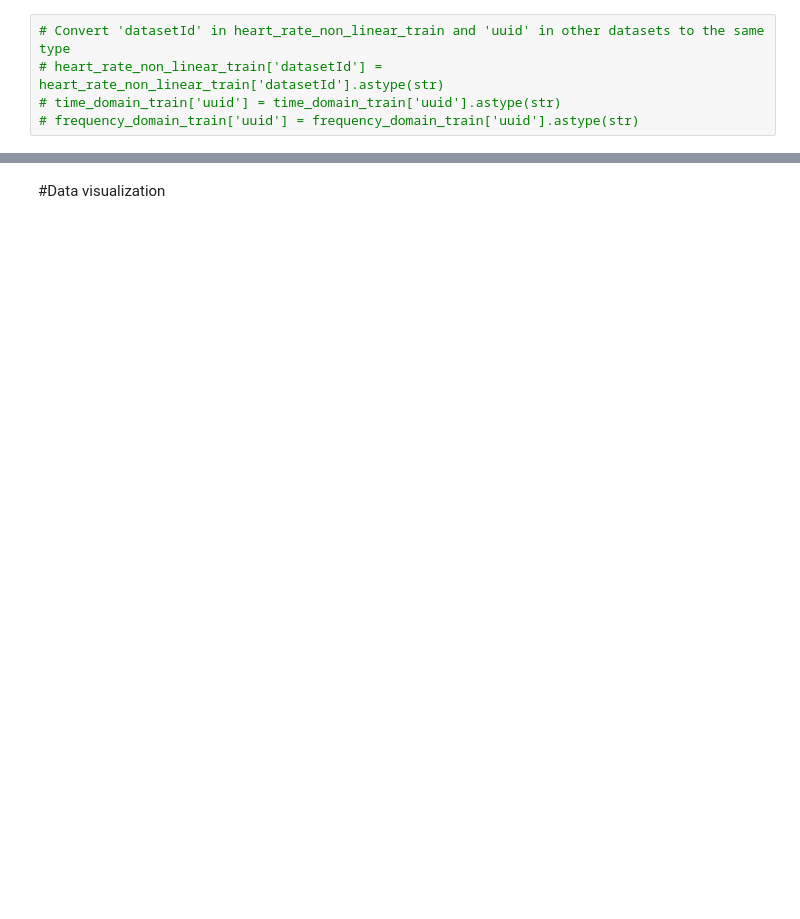
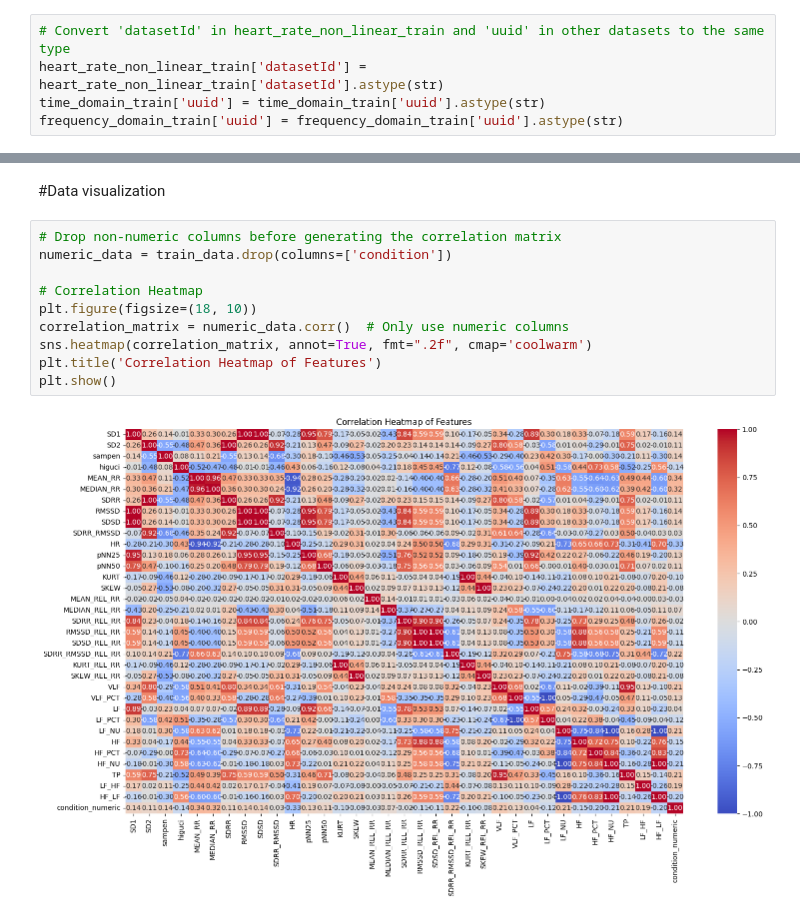
Before and after one commit to Ishara-Pramod-0770/Deep_Learning_Assingment, a Jupyter notebook: Recurrent Neural Network(RNN).ipynb, the cells around one changed output, grey strips where cells are left out. Cells and saved outputs as stored; diff of their text form; blank space fills up the shorter version.

```diff
--- a/Recurrent Neural Network(RNN).ipynb
+++ b/Recurrent Neural Network(RNN).ipynb
@@ -9,9 +14,9 @@ time_domain_train = pd.read_csv('/content/drive/MyDrive/Updated_Dataset/time_dom
 frequency_domain_train = pd.read_csv('/content/drive/MyDrive/Updated_Dataset/frequency_domain_features_train.csv')
 # %%
 # Convert 'datasetId' in heart_rate_non_linear_train and 'uuid' in other datasets to the same type
-# heart_rate_non_linear_train['datasetId'] = heart_rate_non_linear_train['datasetId'].astype(str)
-# time_domain_train['uuid'] = time_domain_train['uuid'].astype(str)
-# frequency_domain_train['uuid'] = frequency_domain_train['uuid'].astype(str)
+heart_rate_non_linear_train['datasetId'] = heart_rate_non_linear_train['datasetId'].astype(str)
+time_domain_train['uuid'] = time_domain_train['uuid'].astype(str)
+frequency_domain_train['uuid'] = frequency_domain_train['uuid'].astype(str)
 # %%
 # Merge datasets on 'uuid'
 train_data = pd.merge(heart_rate_non_linear_train, time_domain_train, on='uuid')
@@ -145,2 +228,14 @@ R² Score: 0.9974816992123902
 # %% [markdown]
 #Data visualization
+# %%
+# Drop non-numeric columns before generating the correlation matrix
+numeric_data = train_data.drop(columns=['condition'])
+
+# Correlation Heatmap
+plt.figure(figsize=(18, 10))
+correlation_matrix = numeric_data.corr()  # Only use numeric columns
+sns.heatmap(correlation_matrix, annot=True, fmt=".2f", cmap='coolwarm')
+plt.title('Correlation Heatmap of Features')
+plt.show()
+# %% [output]
+[figure, added]
```
Also changed, not shown: parts of 17 cells of this notebook.
